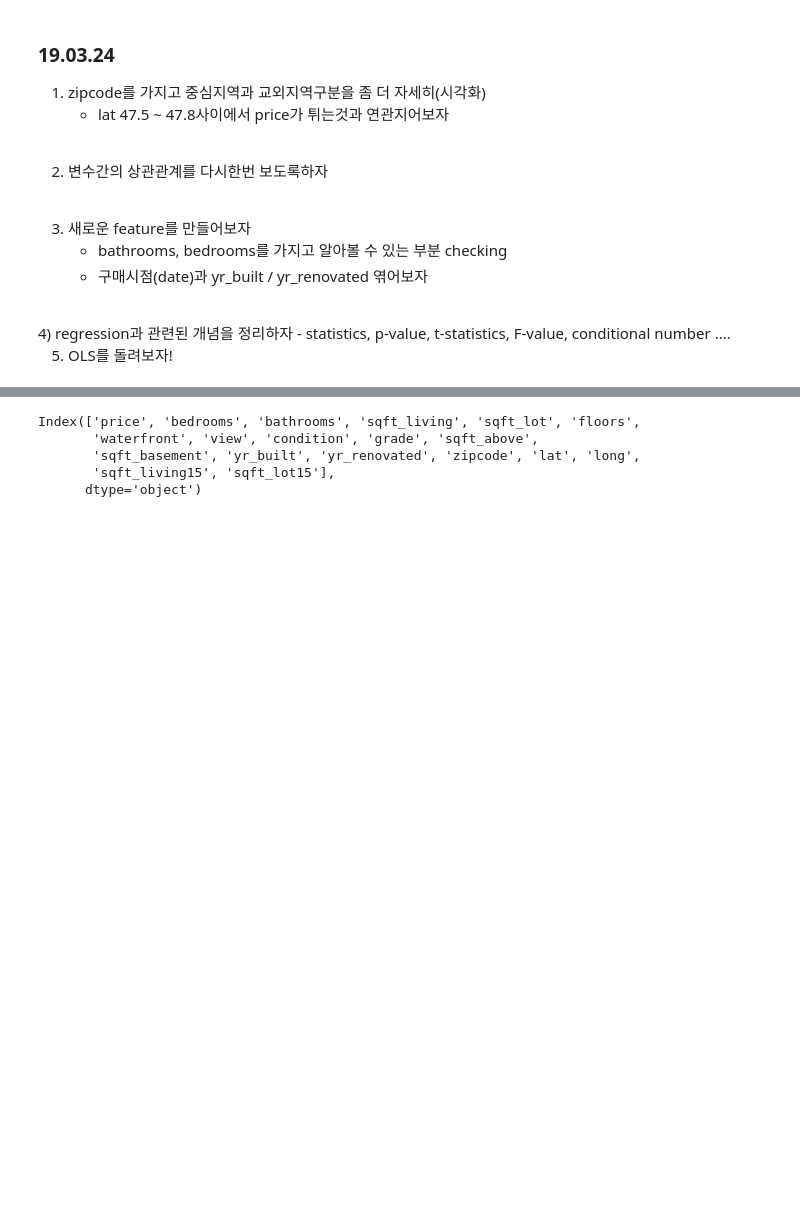
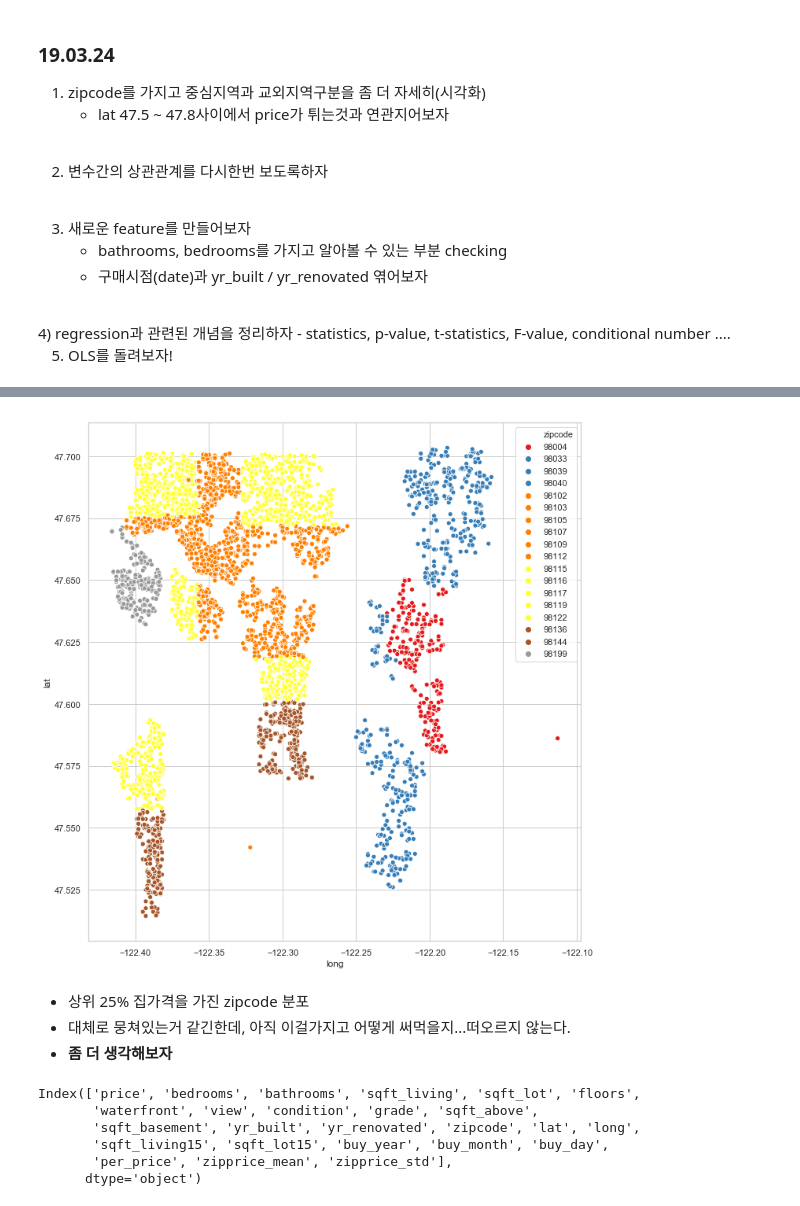
Before and after one commit to Junhojuno/everyday-kaggle, a Jupyter notebook: houseprice_prediction/code/Lets-EDA-it.ipynb, the cells around one changed output, grey strips where cells are left out. Drawn from its saved outputs; the diff is of its cells as text; code cells hidden in the pictures; blank space fills up the shorter version.

```diff
--- a/houseprice_prediction/code/Lets-EDA-it.ipynb
+++ b/houseprice_prediction/code/Lets-EDA-it.ipynb
@@ -780,8 +816,19 @@ df2[df2.zipprice_mean > 317.0].zipcode.unique(), df2[df2.zipprice_mean > 317.0].
+# %%
+plt.figure(figsize=(10,10))
+sns.scatterplot(data=a, x='long', y='lat', hue='zipcode', legend='full', palette='Set1')
+plt.tight_layout()
+# %% [output]
+[figure, added]
+# %% [markdown]
+- 상위 25% 집가격을 가진 zipcode 분포
+- 대체로 뭉쳐있는거 같긴한데, 아직 이걸가지고 어떻게 써먹을지...떠오르지 않는다.
+- **좀 더 생각해보자**
 # %%
-df_train.columns
+a.columns
 # %% [output]
 Index(['price', 'bedrooms', 'bathrooms', 'sqft_living', 'sqft_lot', 'floors',
        'waterfront', 'view', 'condition', 'grade', 'sqft_above',
        'sqft_basement', 'yr_built', 'yr_renovated', 'zipcode', 'lat', 'long',
-       'sqft_living15', 'sqft_lot15'],
+       'sqft_living15', 'sqft_lot15', 'buy_year', 'buy_month', 'buy_day',
+       'per_price', 'zipprice_mean', 'zipprice_std'],
       dtype='object')
```
Also changed, not shown: parts of 23 cells of this notebook.
